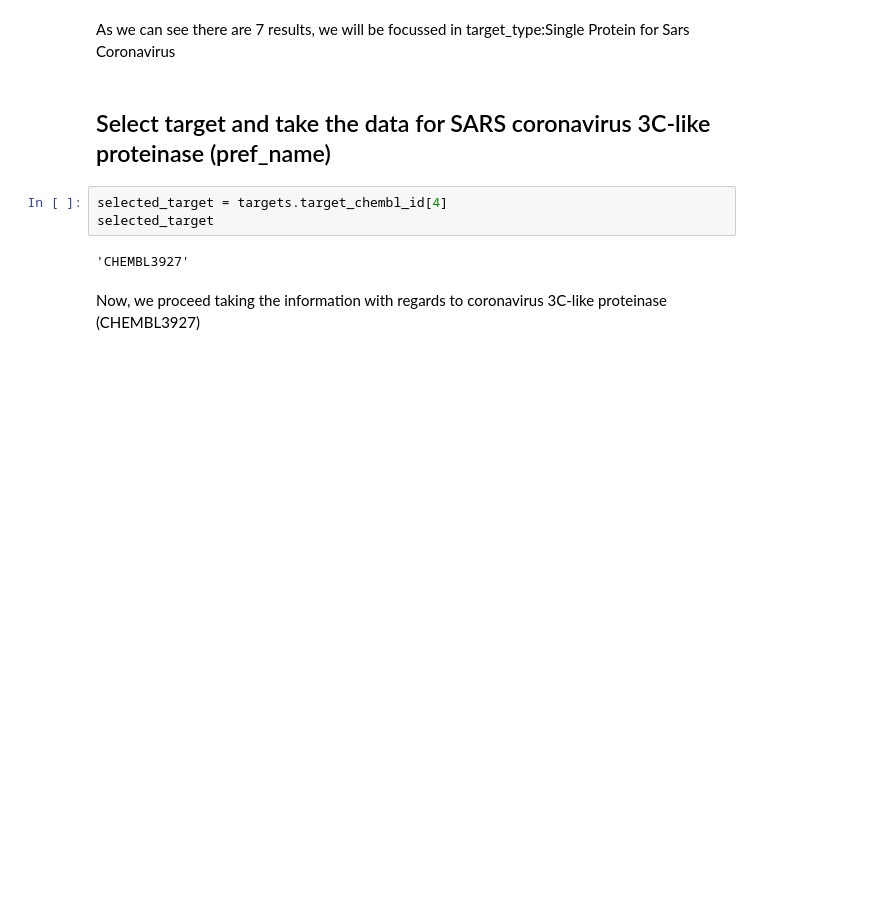
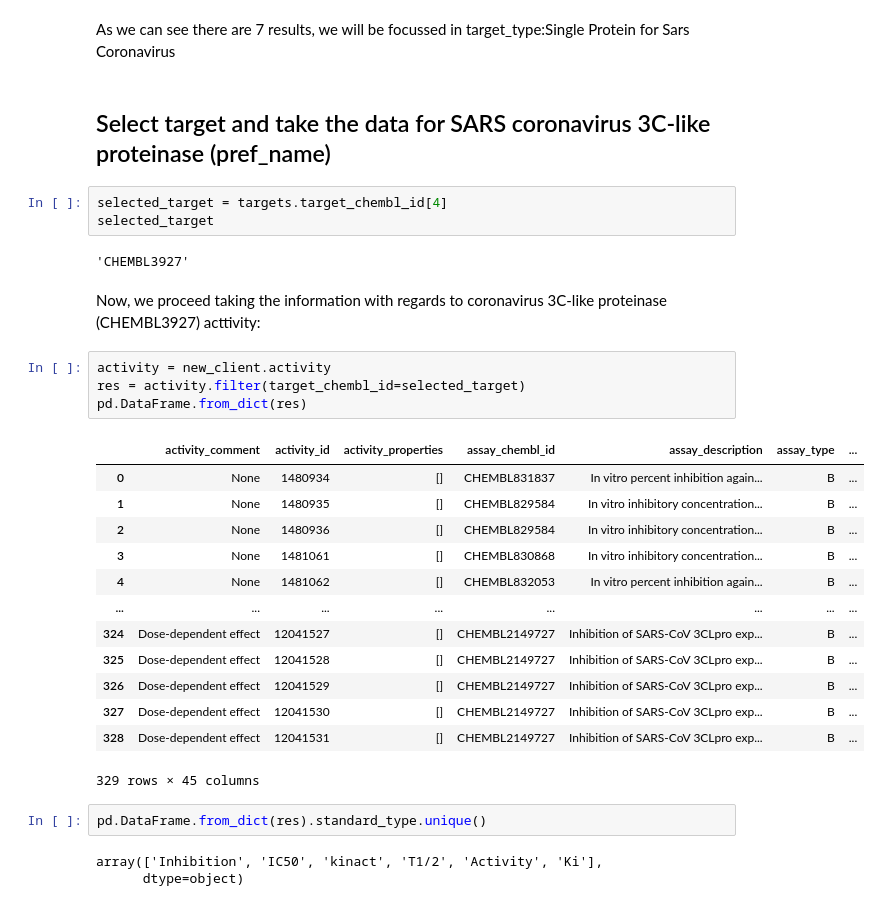
Before and after one commit to AlbertCos/Covid_19_Tracker_WebApp, a Jupyter notebook: Data_Science_project_Drugs_Chembl.ipynb, the cells around one changed output. Drawn from its saved outputs; the diff is of its cells as text; blank space fills up the shorter version.

```diff
--- a/Data_Science_project_Drugs_Chembl.ipynb
+++ b/Data_Science_project_Drugs_Chembl.ipynb
@@ -69,4 +69,27 @@ selected_target
 # %% [output]
 'CHEMBL3927'
 # %% [markdown]
-Now, we proceed taking the information with regards to coronavirus 3C-like proteinase (CHEMBL3927)
+Now, we proceed taking the information with regards to coronavirus 3C-like proteinase (CHEMBL3927) acttivity:
+# %%
+activity = new_client.activity
+res = activity.filter(target_chembl_id=selected_target)
+pd.DataFrame.from_dict(res)
+# %% [output]
+|  | activity_comment | activity_id | activity_properties | assay_chembl_id | assay_description | assay_type | ... |
+| 0 | None | 1480934 | [] | CHEMBL831837 | In vitro percent inhibition again... | B | ... |
+| 1 | None | 1480935 | [] | CHEMBL829584 | In vitro inhibitory concentration... | B | ... |
+| 2 | None | 1480936 | [] | CHEMBL829584 | In vitro inhibitory concentration... | B | ... |
+| 3 | None | 1481061 | [] | CHEMBL830868 | In vitro inhibitory concentration... | B | ... |
+| 4 | None | 1481062 | [] | CHEMBL832053 | In vitro percent inhibition again... | B | ... |
+| ... | ... | ... | ... | ... | ... | ... | ... |
+| 324 | Dose-dependent effect | 12041527 | [] | CHEMBL2149727 | Inhibition of SARS-CoV 3CLpro exp... | B | ... |
+| 325 | Dose-dependent effect | 12041528 | [] | CHEMBL2149727 | Inhibition of SARS-CoV 3CLpro exp... | B | ... |
+| 326 | Dose-dependent effect | 12041529 | [] | CHEMBL2149727 | Inhibition of SARS-CoV 3CLpro exp... | B | ... |
+| 327 | Dose-dependent effect | 12041530 | [] | CHEMBL2149727 | Inhibition of SARS-CoV 3CLpro exp... | B | ... |
+| 328 | Dose-dependent effect | 12041531 | [] | CHEMBL2149727 | Inhibition of SARS-CoV 3CLpro exp... | B | ... |
+329 rows × 45 columns
+# %%
+pd.DataFrame.from_dict(res).standard_type.unique()
+# %% [output]
+array(['Inhibition', 'IC50', 'kinact', 'T1/2', 'Activity', 'Ki'],
+      dtype=object)
```
Also changed, not shown: parts of 4 cells of this notebook, 1 other file.
